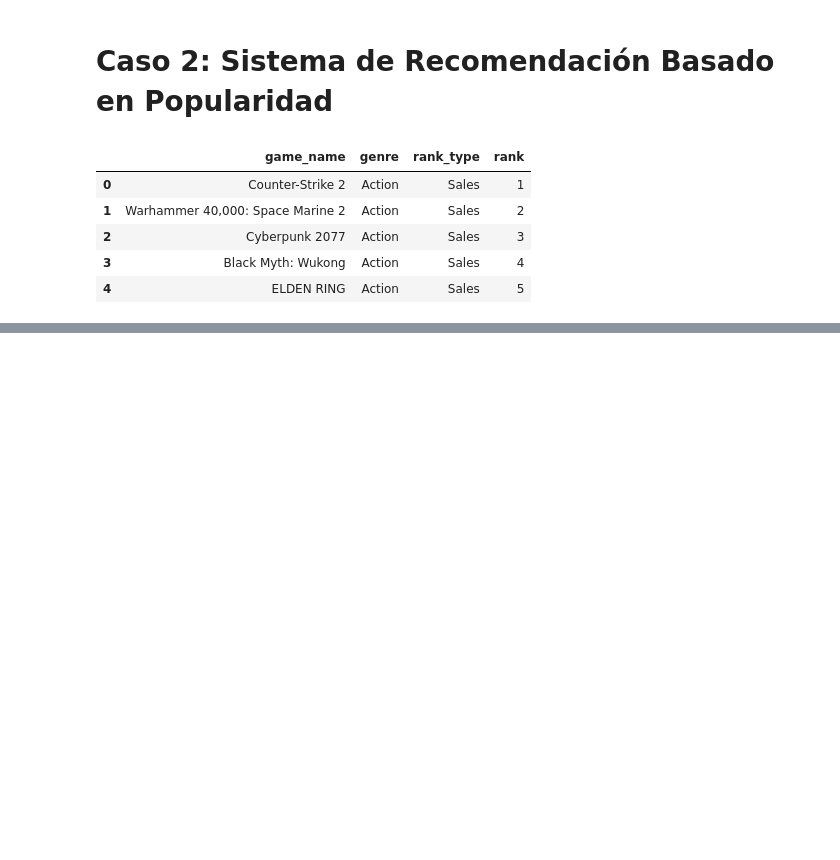
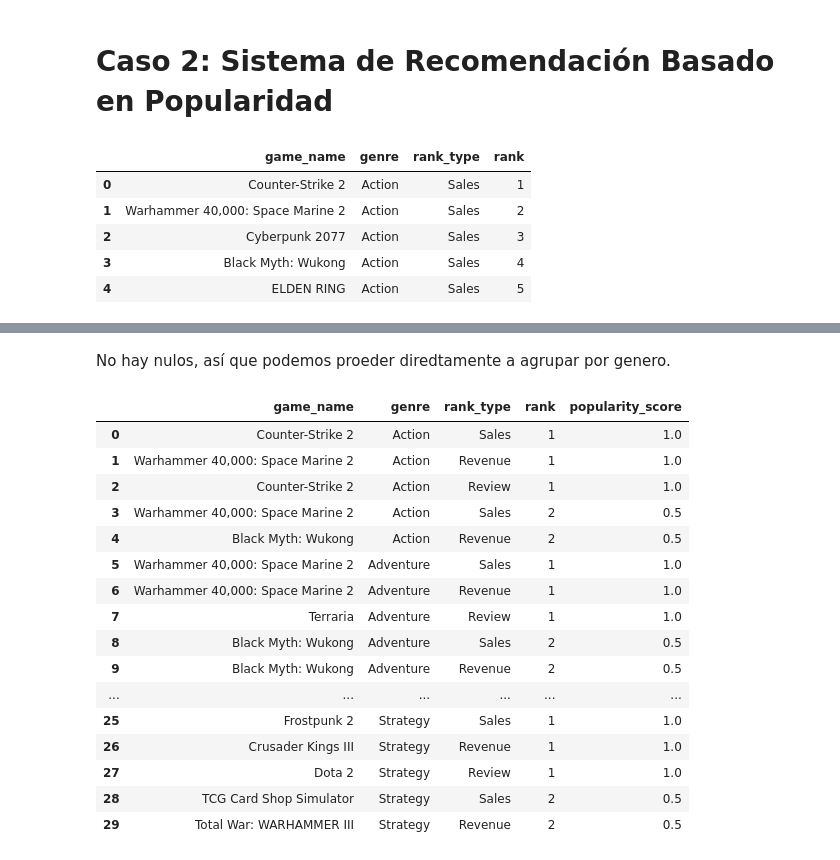
Before and after one commit to Rcm89/laboratorio-modulo09-leccion05-sistemas-recomendacion, a Jupyter notebook: modulo09-leccion05-sistemas-recomendacion-LABORATORIO.ipynb, the cells around one changed output, grey strips where cells are left out. Cells and saved outputs as stored; diff of their text form; code cells hidden in the pictures; blank space fills up the shorter version.

```diff
--- a/modulo09-leccion05-sistemas-recomendacion-LABORATORIO.ipynb
+++ b/modulo09-leccion05-sistemas-recomendacion-LABORATORIO.ipynb
@@ -320,0 +361,33 @@ df_ranking.head()
+# %% [markdown]
+No hay nulos, así que podemos proeder diredtamente a agrupar por genero.
+# %%
+# Paso 1: Aseguranos que la columna 'rank' sea numérica para los cálculos
+df_ranking['rank'] = pd.to_numeric(df_ranking['rank'], errors='coerce')
+
+# Paso 2: Calculamos la popularidad basandonos en el rango (rango más bajo = mayor popularidad)
+df_ranking['popularity_score'] = 1 / df_ranking['rank']
+
+# Paso 3: Agrupamos por género y obtenemos las mejores recomendaciones
+df_genre_recommendations = df_ranking.explode('genre').groupby('genre', group_keys=False).apply(
+    lambda x: x.nlargest(5, 'popularity_score')
+).reset_index(drop=True)
+
+df_genre_recommendations
+# %% [output]
+|  | game_name | genre | rank_type | rank | popularity_score |
+| 0 | Counter-Strike 2 | Action | Sales | 1 | 1.0 |
+| 1 | Warhammer 40,000: Space Marine 2 | Action | Revenue | 1 | 1.0 |
+| 2 | Counter-Strike 2 | Action | Review | 1 | 1.0 |
+| 3 | Warhammer 40,000: Space Marine 2 | Action | Sales | 2 | 0.5 |
+| 4 | Black Myth: Wukong | Action | Revenue | 2 | 0.5 |
+| 5 | Warhammer 40,000: Space Marine 2 | Adventure | Sales | 1 | 1.0 |
+| 6 | Warhammer 40,000: Space Marine 2 | Adventure | Revenue | 1 | 1.0 |
+| 7 | Terraria | Adventure | Review | 1 | 1.0 |
+| 8 | Black Myth: Wukong | Adventure | Sales | 2 | 0.5 |
+| 9 | Black Myth: Wukong | Adventure | Revenue | 2 | 0.5 |
+| ... | ... | ... | ... | ... | ... |
+| 25 | Frostpunk 2 | Strategy | Sales | 1 | 1.0 |
+| 26 | Crusader Kings III | Strategy | Revenue | 1 | 1.0 |
+| 27 | Dota 2 | Strategy | Review | 1 | 1.0 |
+| 28 | TCG Card Shop Simulator | Strategy | Sales | 2 | 0.5 |
+| 29 | Total War: WARHAMMER III | Strategy | Revenue | 2 | 0.5 |
```
Also changed, not shown: parts of 1 cell of this notebook.
